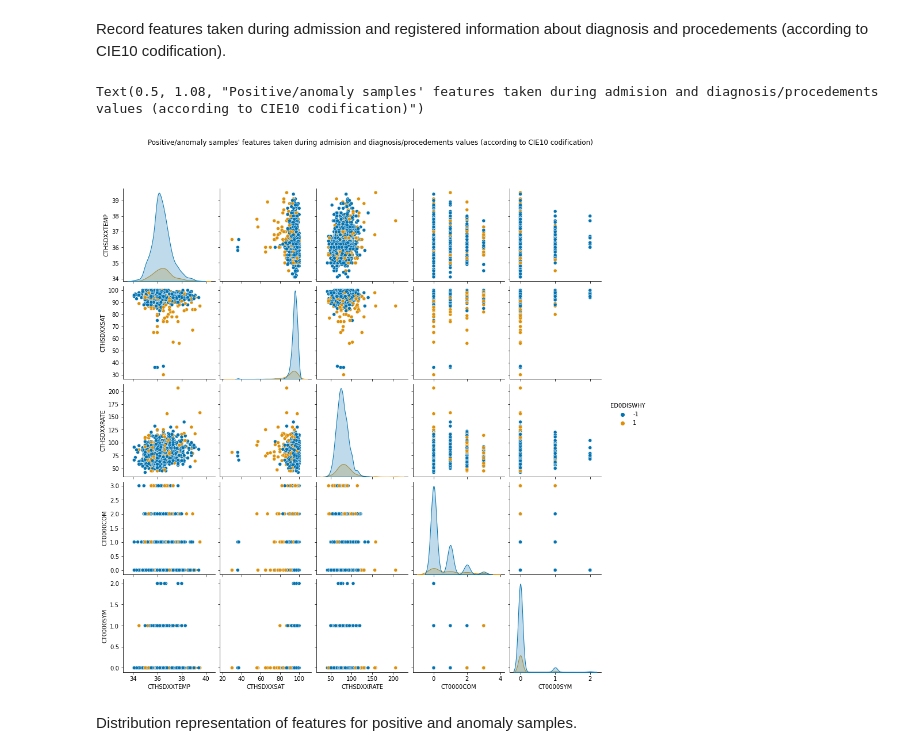
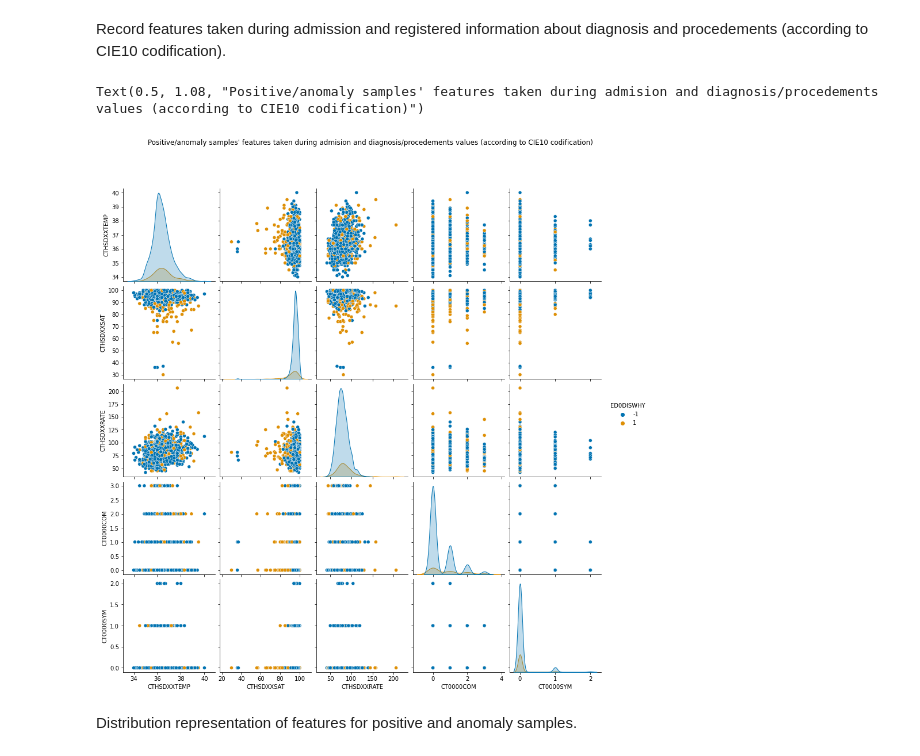
Before and after one commit to unaicarbajo/one-class-covid19, a Jupyter notebook: covid19_prognosis.ipynb, the cells around one changed output. Cells and saved outputs as stored; diff of their text form; code cells hidden in the pictures.

Commit message:
Visualization

```diff
--- a/covid19_prognosis.ipynb
+++ b/covid19_prognosis.ipynb
@@ -56,0 +91,31 @@ set_display_range(range_columns=None)
+# %%
+target_df = [(df_oc42_Y_train, df_oc42_Y_test), (df_oc89_Y_train, df_oc89_Y_test), (df_oc101_Y_train, df_oc101_Y_test), (df_oc151_Y_train, df_oc151_Y_test), (df_oc223_Y_train, df_oc223_Y_test)]
+content_df = [(df_oc42_X_train, df_oc42_X_test), (df_oc89_X_train, df_oc89_X_test), (df_oc101_X_train, df_oc101_X_test), (df_oc151_X_train, df_oc151_X_test), (df_oc223_X_train, df_oc223_X_test)]
+random_state = [42, 89, 101, 151, 189]
+
+CORE_collection = {}
+# CORE_collection structure: dictionary of (float) list
+# # CORE_collection[@random_state] = list
+# Example:
+# CORE_collection = {42: [1,2,3,4...], 89: [6,9,23,34,...], etc}
+
+X_collection = {}
+# X_collection structure: dictionary of (float)-list touple
+# X_collection[@random_state] = (X_train_df, Y_train_df)
+
+Y_collection = {}
+# Y_collection structure: dictionary of (float)-list touple
+# Y_collection[@random_state] = (Y_train_df, Y_train_df)
+
+for Y, X, RS in zip(target_df, content_df, random_state):
+    Y[0].loc[Y[0]['ED0DISWHY']==0.0]=-1
+    Y[1].loc[Y[1]['ED0DISWHY']==0.0]=-1
+    Y[0]['ED0DISWHY'] = Y[0]['ED0DISWHY'].astype("int64")
+    Y[1]['ED0DISWHY'] = Y[1]['ED0DISWHY'].astype("int64")
+
+    CORE_collection[RS] = (X[0]['CORE'],X[1]['CORE'])
+    X_collection[RS] = (X[0].drop(columns=['CORE']), X[1].drop(columns=['CORE']))
+    Y_collection[RS] = (Y[0], Y[1])
+
+X_data = pd.concat([X_collection[42][0], X_collection[42][1]],axis=0)
+Y_data = pd.concat([Y_collection[42][0], Y_collection[42][1]],axis=0)
@@ -518,10 +302,10 @@ plot_pair_individual(X_collection[42][0], Y_collection[42][0], 'CT0000NEU', 'CTH
 # %% [markdown]
 Record features taken during admission and registered information about diagnosis and procedements (according to CIE10 codification).
 # %%
-pp = sns.pairplot(pd.concat([X_collection[42][0][['CTHSDXXTEMP', 'CTHSDXXSAT', 'CTHSDXXRATE', 'CT0000COM','CT0000SYM']], Y_collection[42][0]],axis=1), hue='ED0DISWHY', palette='colorblind')
+pp = sns.pairplot(pd.concat([X_data[['CTHSDXXTEMP', 'CTHSDXXSAT', 'CTHSDXXRATE', 'CT0000COM','CT0000SYM']], Y_data],axis=1), hue='ED0DISWHY', palette='colorblind')
 pp.fig.suptitle("Positive/anomaly samples' features taken during admision and diagnosis/procedements values (according to CIE10 codification)", y=1.08)
 # %% [output]
 Text(0.5, 1.08, "Positive/anomaly samples' features taken during admision and diagnosis/procedements values (according to CIE10 codification)")
-[figure, old version]
+[figure, new version]
 # %% [markdown]
 Distribution representation of features for positive and anomaly samples.
```
Also changed, not shown: parts of 81 cells of this notebook, 1 other file.
